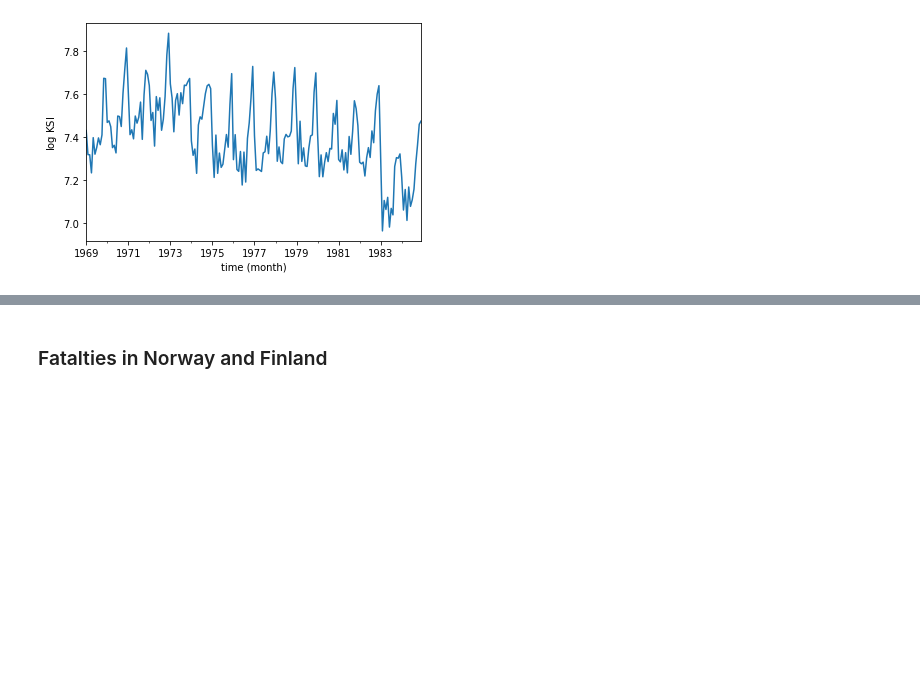
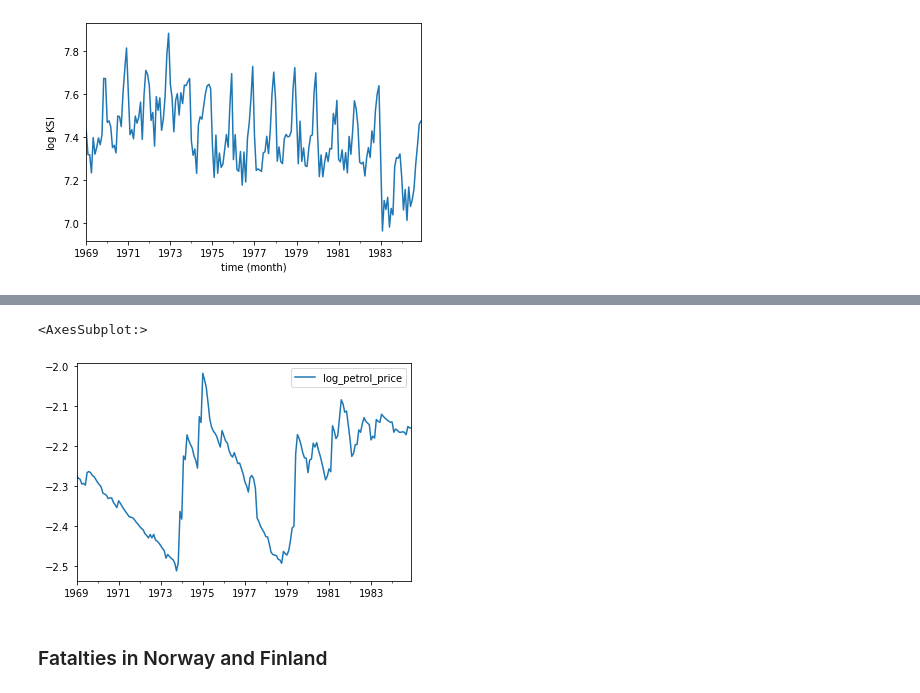
Before and after one commit to tatamiya/state_space_model_notebooks, a Jupyter notebook: statsmodels/CommandeurKoopman2007.ipynb, the cells around one changed output, grey strips where cells are left out. Saved outputs shown, nothing was run; the diff lists cells and outputs as text; code cells hidden in the pictures; blank space fills up the shorter version.

```diff
--- a/statsmodels/CommandeurKoopman2007.ipynb
+++ b/statsmodels/CommandeurKoopman2007.ipynb
@@ -37,0 +40,5 @@ df_ukdrivers['log_drivers'].plot(xlabel='time (month)', ylabel='$\log$ KSI')
+# %%
+df_ukpetrol = pd.read_csv('../data/ckbook/logUKpetrolprice.txt')
+df_ukpetrol.columns = ['log_petrol_price']
+df_ukpetrol.index = pd.date_range(start='1969-01', periods=df_ukpetrol.shape[0], freq='M')
+df_ukpetrol.head()
@@ -38,3 +52,8 @@ df_ukdrivers['log_drivers'].plot(xlabel='time (month)', ylabel='$\log$ KSI')
+# %%
+df_ukpetrol.plot()
+# %% [output]
+<AxesSubplot:>
+[figure, added]
 # %% [markdown]
 ### Fatalties in Norway and Finland
 # %%
```
Also changed, not shown: parts of 36 cells of this notebook.
